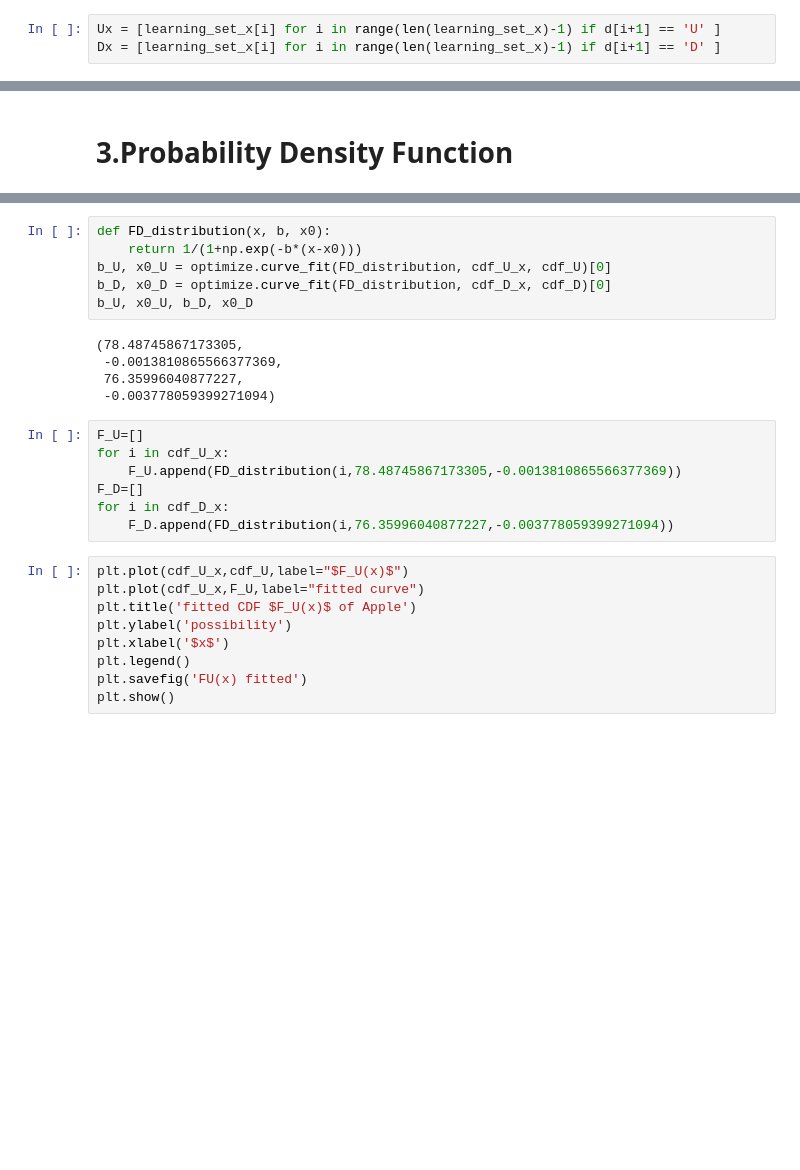
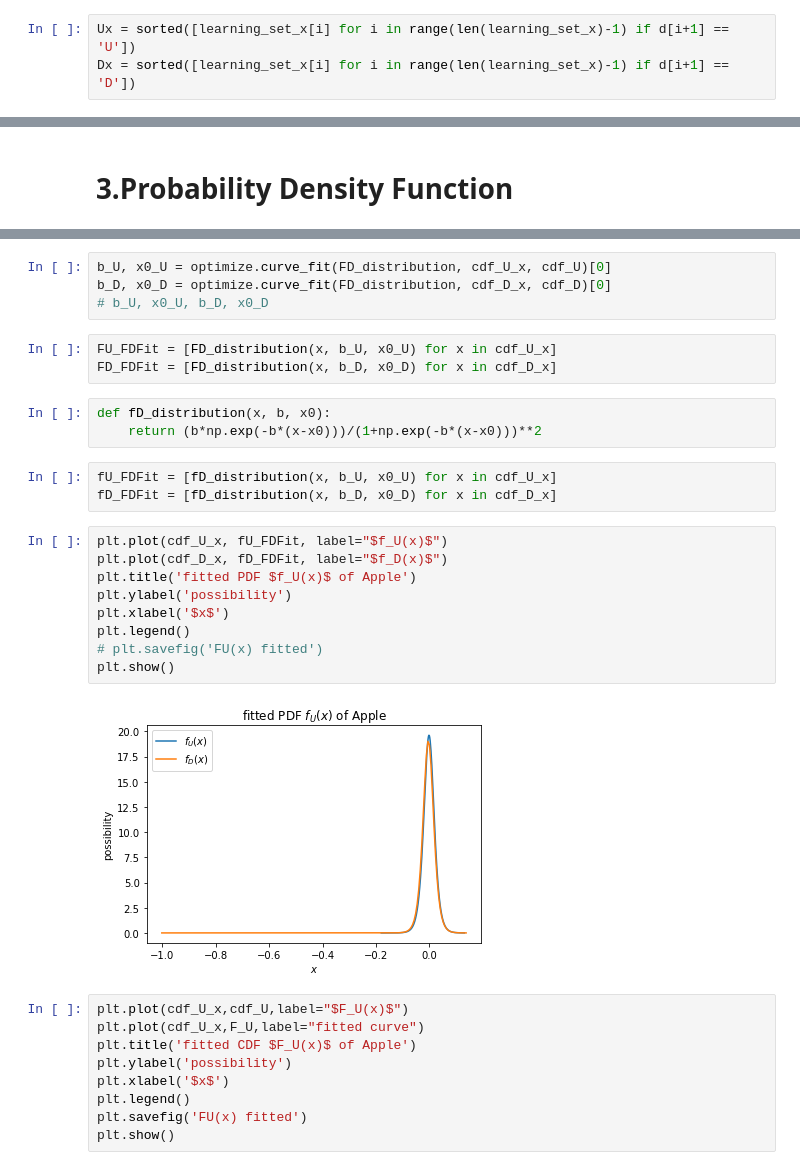
Before and after one commit to Kim-Q/MSDM, a Jupyter notebook: project2.ipynb, the cells around one changed output, grey strips where cells are left out. Drawn from its saved outputs; the diff is of its cells as text; blank space fills up the shorter version.

```diff
--- a/project2.ipynb
+++ b/project2.ipynb
@@ -37,8 +37,8 @@ testing_set  = apple_price[len(apple_price)*3//4:]
 # %% [markdown]
 # 2 Cumulative Distribution Function
 # %%
-Ux = [learning_set_x[i] for i in range(len(learning_set_x)-1) if d[i+1] == 'U' ]
-Dx = [learning_set_x[i] for i in range(len(learning_set_x)-1) if d[i+1] == 'D' ]
+Ux = sorted([learning_set_x[i] for i in range(len(learning_set_x)-1) if d[i+1] == 'U'])
+Dx = sorted([learning_set_x[i] for i in range(len(learning_set_x)-1) if d[i+1] == 'D'])
 # %%
 FU = sorted(Ux)
 val, cnt = np.unique(Ux, return_counts=True)
@@ -110,21 +111,27 @@ plt.show()
 # %%
-def FD_distribution(x, b, x0):
-    return 1/(1+np.exp(-b*(x-x0)))
 b_U, x0_U = optimize.curve_fit(FD_distribution, cdf_U_x, cdf_U)[0]
 b_D, x0_D = optimize.curve_fit(FD_distribution, cdf_D_x, cdf_D)[0]
-b_U, x0_U, b_D, x0_D
+# b_U, x0_U, b_D, x0_D
-# %% [output]
-(78.48745867173305,
- -0.0013810865566377369,
- 76.35996040877227,
- -0.003778059399271094)
-# %%
-F_U=[]
-for i in cdf_U_x:
-    F_U.append(FD_distribution(i,78.48745867173305,-0.0013810865566377369))
-F_D=[]
-for i in cdf_D_x:
-    F_D.append(FD_distribution(i,76.35996040877227,-0.003778059399271094))
+# %%
+FU_FDFit = [FD_distribution(x, b_U, x0_U) for x in cdf_U_x]
+FD_FDFit = [FD_distribution(x, b_D, x0_D) for x in cdf_D_x]
+# %%
+def fD_distribution(x, b, x0):
+    return (b*np.exp(-b*(x-x0)))/(1+np.exp(-b*(x-x0)))**2
+# %%
+fU_FDFit = [fD_distribution(x, b_U, x0_U) for x in cdf_U_x]
+fD_FDFit = [fD_distribution(x, b_D, x0_D) for x in cdf_D_x]
+# %%
+plt.plot(cdf_U_x, fU_FDFit, label="$f_U(x)$")
+plt.plot(cdf_D_x, fD_FDFit, label="$f_D(x)$")
+plt.title('fitted PDF $f_U(x)$ of Apple')
+plt.ylabel('possibility')
+plt.xlabel('$x$')
+plt.legend()
+# plt.savefig('FU(x) fitted')
+plt.show()
+# %% [output]
+[figure, added]
 # %%
 plt.plot(cdf_U_x,cdf_U,label="$F_U(x)$")
 plt.plot(cdf_U_x,F_U,label="fitted curve")
```
Also changed, not shown: parts of 19 cells of this notebook, 4 other files.
